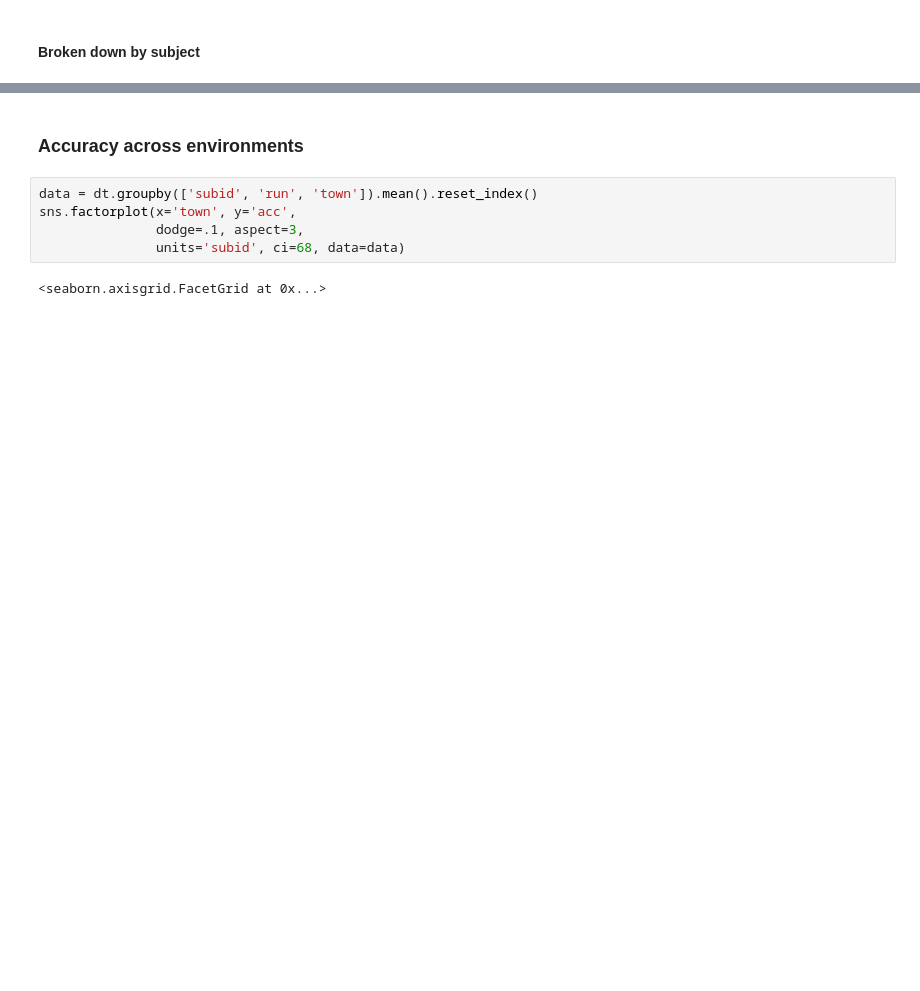
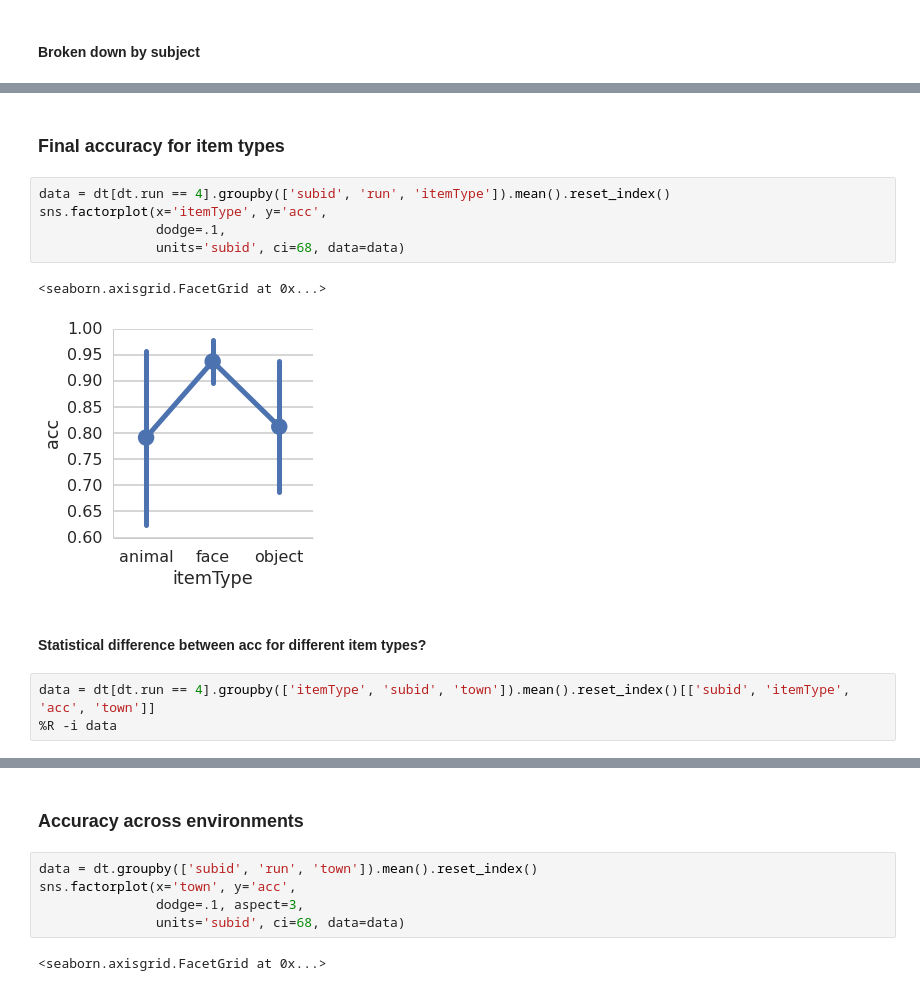
Before and after one commit to thackerybrown/SST, a Jupyter notebook: analysis/SST Item Test Analysis.ipynb, the cells around one changed output, grey strips where cells are left out. Drawn from its saved outputs; the diff is of its cells as text; blank space fills up the shorter version.

```diff
--- a/analysis/SST Item Test Analysis.ipynb
+++ b/analysis/SST Item Test Analysis.ipynb
@@ -108,0 +109,15 @@ sns.factorplot(x='run', y='acc', hue='itemType',
+# %% [markdown]
+### Final accuracy for item types
+# %%
+data = dt[dt.run == 4].groupby(['subid', 'run', 'itemType']).mean().reset_index()
+sns.factorplot(x='itemType', y='acc',
+               dodge=.1,
+               units='subid', ci=68, data=data)
+# %% [output]
+<seaborn.axisgrid.FacetGrid at 0x...>
+[figure, added]
+# %% [markdown]
+#### Statistical difference between acc for different item types?
+# %%
+data = dt[dt.run == 4].groupby(['itemType', 'subid', 'town']).mean().reset_index()[['subid', 'itemType', 'acc', 'town']]
+%R -i data
```
Also changed, not shown: parts of 11 cells of this notebook, 4 other files.
